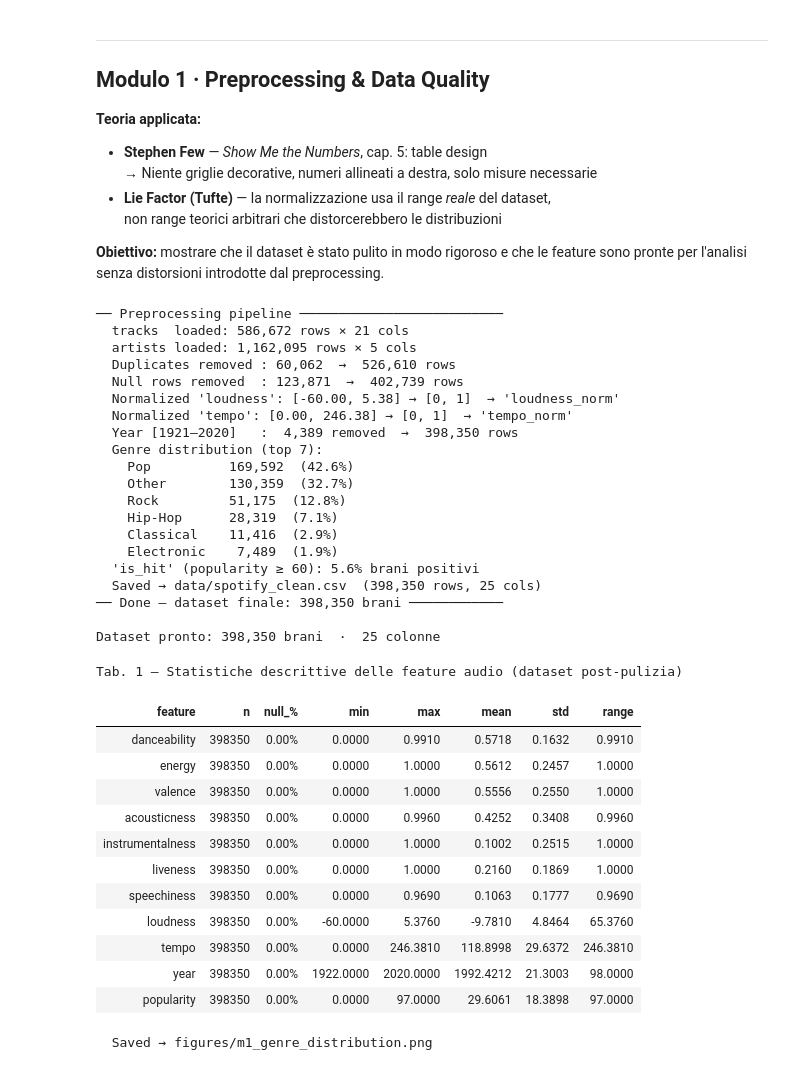
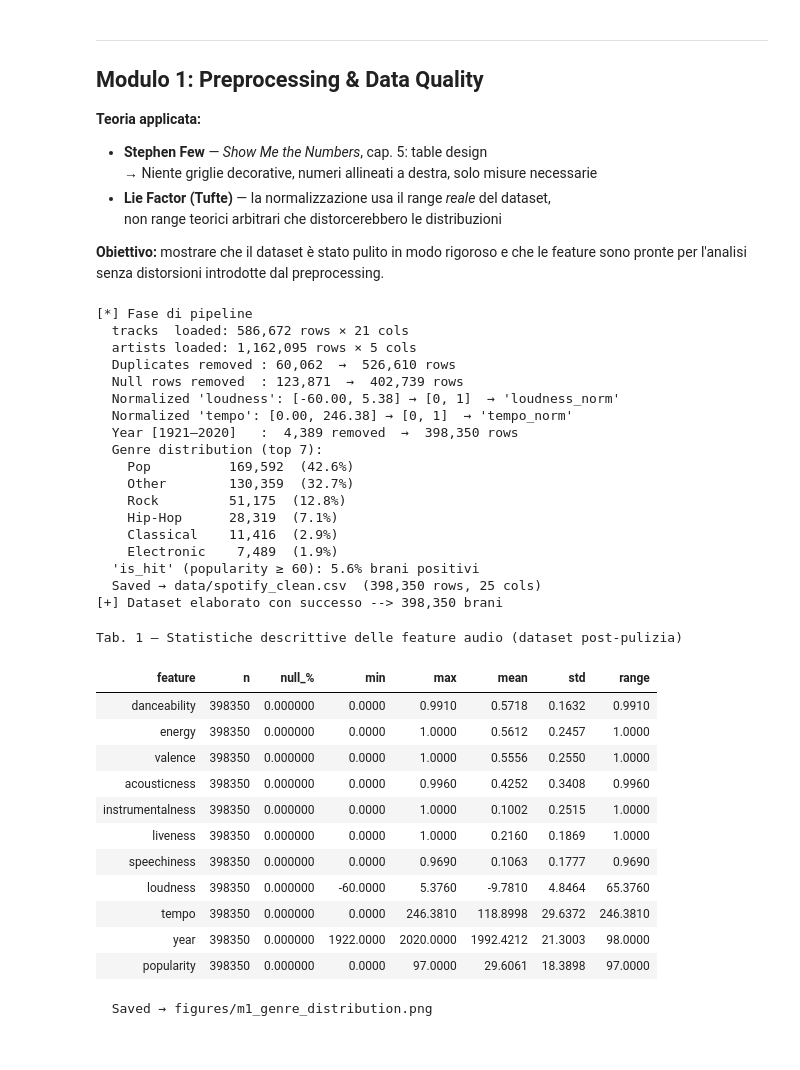
Before and after one commit to arcadiacipolla/La_Trasformazione_del_Suono_-_Scientific_Visualization, a Jupyter notebook: the_shape_of_music.ipynb, the cells around one changed output. Cells and saved outputs as stored; diff of their text form; code cells hidden in the pictures.

Commit message:
fix preprocessing

```diff
--- a/the_shape_of_music.ipynb
+++ b/the_shape_of_music.ipynb
@@ -13,7 +14,7 @@
 In 100 anni di musica registrata, le feature audio di Spotify raccontano il passaggio dall'era acustica all'era elettronica, l'emergere di nuovi generi e la formula commerciale che trasforma un brano in una hit.
 # %% [markdown]
 ---
-## Modulo 1 · Preprocessing & Data Quality
+## Modulo 1: Preprocessing & Data Quality
 
 **Teoria applicata:**
 - **Stephen Few** — *Show Me the Numbers*, cap. 5: table design
@@ -36,11 +37,10 @@ sys.path.insert(0, '.')
 from src.style import apply_style, save_fig, HIGHLIGHT, MUTED, CLUSTER_PALETTE
 from src.preprocessing import run_pipeline, data_quality_report, AUDIO_FEATURES
 
-# ── Esegui la pipeline di preprocessing ──────────────────────────────────────
+#Esegui preprocessing del dataset
 df = run_pipeline()
-print(f"\nDataset pronto: {len(df):,} brani  ·  {df.shape[1]} colonne")
 # %% [output]
-── Preprocessing pipeline ──────────────────────────
+[*] Fase di pipeline
   tracks  loaded: 586,672 rows × 21 cols
   artists loaded: 1,162,095 rows × 5 cols
   Duplicates removed : 60,062  →  526,610 rows
@@ -57,11 +57,9 @@ print(f"\nDataset pronto: {len(df):,} brani  ·  {df.shape[1]} colonne")
     Electronic    7,489  (1.9%)
   'is_hit' (popularity ≥ 60): 5.6% brani positivi
   Saved → data/spotify_clean.csv  (398,350 rows, 25 cols)
-── Done — dataset finale: 398,350 brani ────────────
-
-Dataset pronto: 398,350 brani  ·  25 colonne
+[+] Dataset elaborato con successo --> 398,350 brani
 # %%
-# ── Tabella di data quality (Stephen Few) ────────────────────────────────────
+# Tabella di data quality
 # Principi Few: niente righe orizzontali interne, colonne essenziali,
 # numeri allineati a destra, caption descrittiva ma concisa.
 apply_style()
@@ -73,7 +71,6 @@ styled = (
     .set_properties(**{"text-align": "right"})
     .set_properties(subset=["feature"], **{"text-align": "left", "font-weight": "500"})
     .format({
-        "null_%": "{:.2f}%",
         "min":    "{:.4f}",
         "max":    "{:.4f}",
         "mean":   "{:.4f}",
@@ -81,49 +78,49 @@ styled = (
         "range":  "{:.4f}",
     })
     .highlight_between(
-        subset=["null_%"], left=0.01, right=100,
+        subset=["min"], left=0.01, right=100,
         props="background-color: #FAEEDA; color: #633806"
     )
     .set_caption(
         "Tab. 1 — Statistiche descrittive delle feature audio "
         "(dataset post-pulizia)"
     )
     .set_table_styles([
         {"selector": "caption",
          "props": [("font-size", "11px"), ("color", "#5F5E5A"),
                    ("text-align", "left"), ("caption-side", "top"),
                    ("margin-bottom", "6px")]},
         {"selector": "thead th",
          "props": [("font-weight", "500"), ("border-bottom", "1.5px solid #D3D1C7"),
                    ("padding", "5px 14px"), ("text-align", "right")]},
         {"selector": "thead th:first-child",
          "props": [("text-align", "left")]},
         {"selector": "td",
          "props": [("padding", "3px 14px"), ("border", "none"),
                    ("font-size", "12px")]},
         {"selector": "tr:nth-child(even) td",
          "props": [("background-color", "#F1EFE8")]},
         {"selector": "tbody tr:hover td",
          "props": [("background-color", "#E1F5EE")]},
     ])
     .hide(axis="index")
 )
 
 display(styled)
 # %% [output]
 Tab. 1 — Statistiche descrittive delle feature audio (dataset post-pulizia)
 | feature | n | null_% | min | max | mean | std | range |
-| danceability | 398350 | 0.00% | 0.0000 | 0.9910 | 0.5718 | 0.1632 | 0.9910 |
-| energy | 398350 | 0.00% | 0.0000 | 1.0000 | 0.5612 | 0.2457 | 1.0000 |
-| valence | 398350 | 0.00% | 0.0000 | 1.0000 | 0.5556 | 0.2550 | 1.0000 |
-| acousticness | 398350 | 0.00% | 0.0000 | 0.9960 | 0.4252 | 0.3408 | 0.9960 |
-| instrumentalness | 398350 | 0.00% | 0.0000 | 1.0000 | 0.1002 | 0.2515 | 1.0000 |
-| liveness | 398350 | 0.00% | 0.0000 | 1.0000 | 0.2160 | 0.1869 | 1.0000 |
-| speechiness | 398350 | 0.00% | 0.0000 | 0.9690 | 0.1063 | 0.1777 | 0.9690 |
-| loudness | 398350 | 0.00% | -60.0000 | 5.3760 | -9.7810 | 4.8464 | 65.3760 |
-| tempo | 398350 | 0.00% | 0.0000 | 246.3810 | 118.8998 | 29.6372 | 246.3810 |
-| year | 398350 | 0.00% | 1922.0000 | 2020.0000 | 1992.4212 | 21.3003 | 98.0000 |
-| popularity | 398350 | 0.00% | 0.0000 | 97.0000 | 29.6061 | 18.3898 | 97.0000 |
+| danceability | 398350 | 0.000000 | 0.0000 | 0.9910 | 0.5718 | 0.1632 | 0.9910 |
+| energy | 398350 | 0.000000 | 0.0000 | 1.0000 | 0.5612 | 0.2457 | 1.0000 |
+| valence | 398350 | 0.000000 | 0.0000 | 1.0000 | 0.5556 | 0.2550 | 1.0000 |
+| acousticness | 398350 | 0.000000 | 0.0000 | 0.9960 | 0.4252 | 0.3408 | 0.9960 |
+| instrumentalness | 398350 | 0.000000 | 0.0000 | 1.0000 | 0.1002 | 0.2515 | 1.0000 |
+| liveness | 398350 | 0.000000 | 0.0000 | 1.0000 | 0.2160 | 0.1869 | 1.0000 |
+| speechiness | 398350 | 0.000000 | 0.0000 | 0.9690 | 0.1063 | 0.1777 | 0.9690 |
+| loudness | 398350 | 0.000000 | -60.0000 | 5.3760 | -9.7810 | 4.8464 | 65.3760 |
+| tempo | 398350 | 0.000000 | 0.0000 | 246.3810 | 118.8998 | 29.6372 | 246.3810 |
+| year | 398350 | 0.000000 | 1922.0000 | 2020.0000 | 1992.4212 | 21.3003 | 98.0000 |
+| popularity | 398350 | 0.000000 | 0.0000 | 97.0000 | 29.6061 | 18.3898 | 97.0000 |
 # %%
 # ── Distribuzione macro-generi nel dataset pulito ────────────────────────────
 # Primo grafico del progetto: panoramica della composizione del dataset.
```
Also changed, not shown: parts of 11 cells of this notebook, 8 other files.
